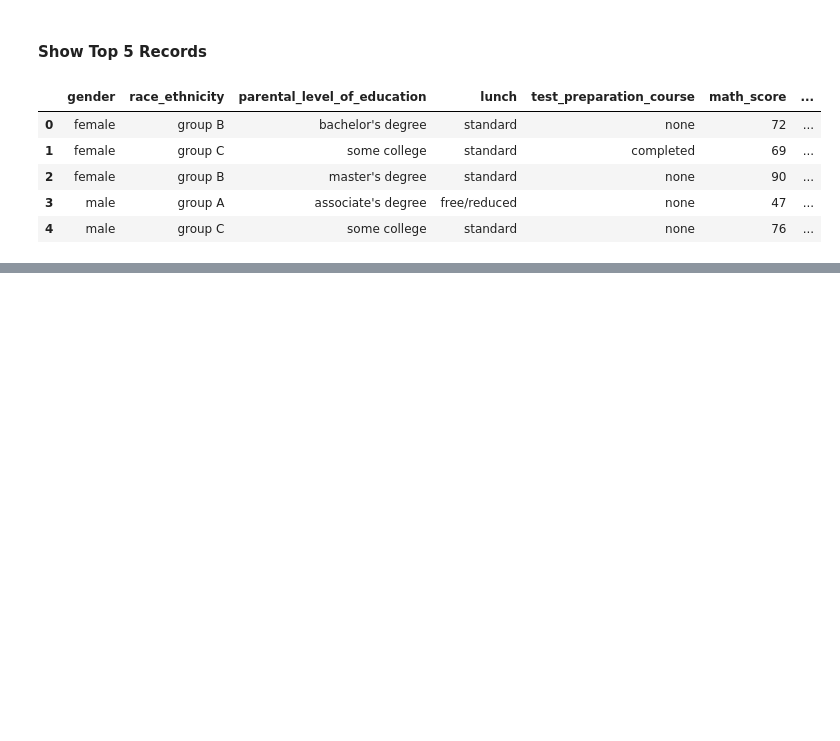
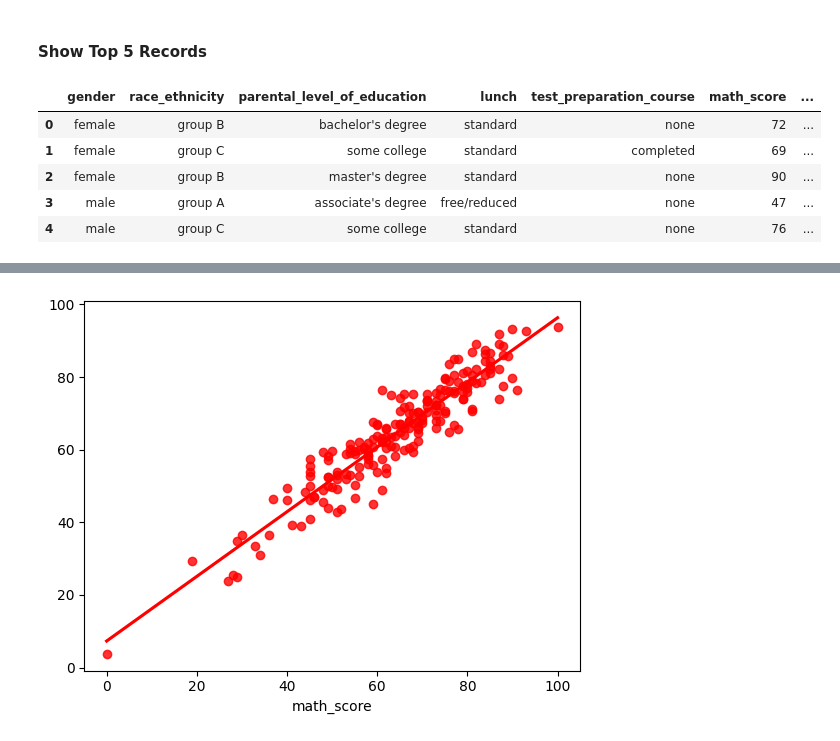
Before and after one commit to priteshshah96/mlprojects, a Jupyter notebook: notebook/Model Training.ipynb, the cells around one changed output, grey strips where cells are left out. Saved outputs shown, nothing was run; the diff lists cells and outputs as text; code cells hidden in the pictures; blank space fills up the shorter version.

```diff
--- a/notebook/Model Training.ipynb
+++ b/notebook/Model Training.ipynb
@@ -41,0 +235,4 @@ df
+# %%
+sns.regplot(x=y_test,y=y_pred,ci=None,color ='red');
+# %% [output]
+[figure, added]
```
Also changed, not shown: parts of 22 cells of this notebook, 5 other files.
